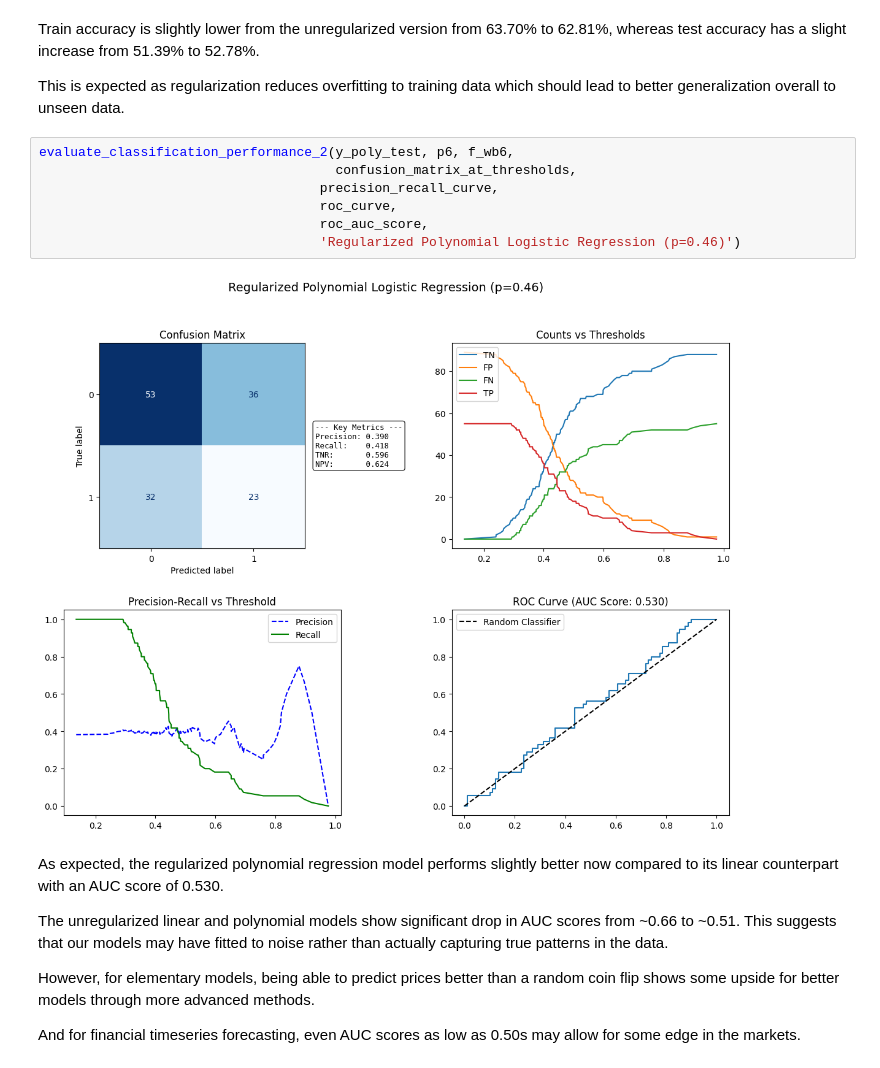
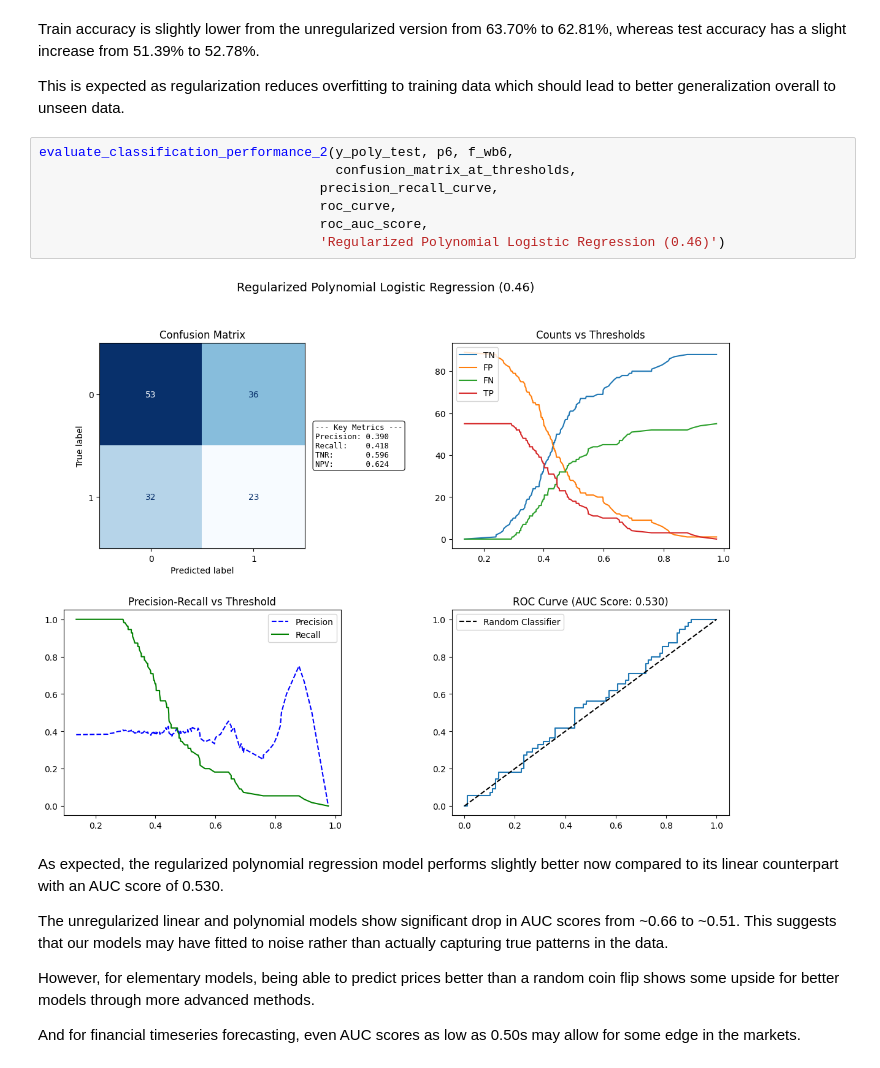
Before and after one commit to mateusy7/stock-price-ml-classifier-v1, a Jupyter notebook: notebooks/05_model_evaluation.ipynb, the cells around one changed output. Drawn from its saved outputs; the diff is of its cells as text.

Commit message:
edited image

```diff
--- a/notebooks/05_model_evaluation.ipynb
+++ b/notebooks/05_model_evaluation.ipynb
@@ -366,12 +366,12 @@ This is expected as regularization reduces overfitting to training data which sh
 # %%
 evaluate_classification_performance_2(y_poly_test, p6, f_wb6,
                                       confusion_matrix_at_thresholds,
                                     precision_recall_curve,
                                     roc_curve,
                                     roc_auc_score,
-                                    'Regularized Polynomial Logistic Regression (p=0.46)')
+                                    'Regularized Polynomial Logistic Regression (0.46)')
 # %% [output]
-[figure, old version]
+[figure, new version]
 # %% [markdown]
 As expected, the regularized polynomial regression model performs slightly better now compared to its linear counterpart with an AUC score of 0.530.
 
```
Also changed, not shown: 1 other file.
